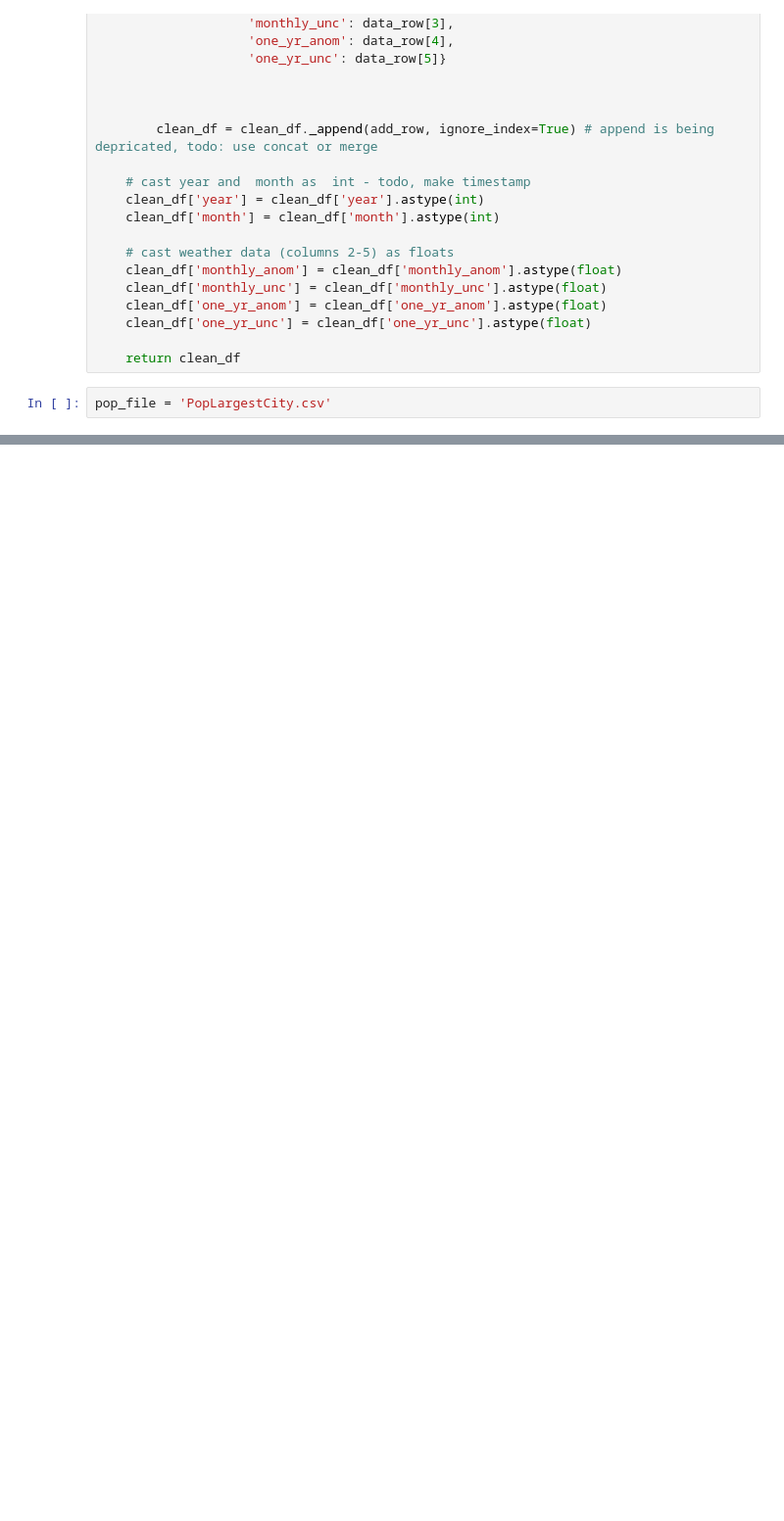
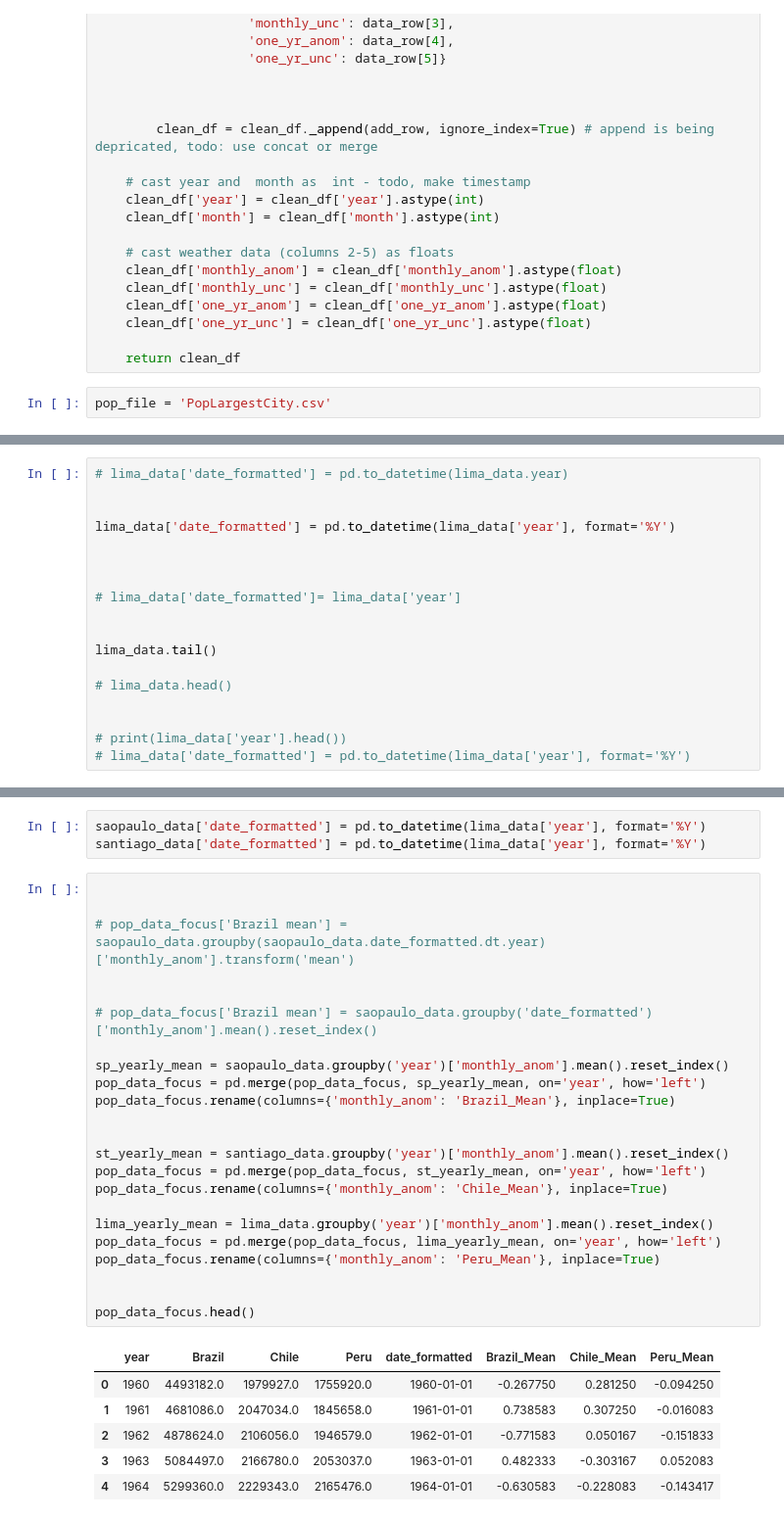
Before and after one commit to gowrath/Climate_EDA-SouthAmerica, a Jupyter notebook: TemperatureAndPopulation.ipynb, the cells around one changed output, grey strips where cells are left out. Shown at 98% size. Drawn from its saved outputs; the diff is of its cells as text; blank space fills up the shorter version.

```diff
--- a/TemperatureAndPopulation.ipynb
+++ b/TemperatureAndPopulation.ipynb
@@ -334,0 +171,18 @@ plt.show()
+# %%
+# lima_data['date_formatted'] = pd.to_datetime(lima_data.year)
+
+
+lima_data['date_formatted'] = pd.to_datetime(lima_data['year'], format='%Y')
+
+
+
+# lima_data['date_formatted']= lima_data['year']
+
+
+lima_data.tail()
+
+# lima_data.head()
+
+
+# print(lima_data['year'].head())
+# lima_data['date_formatted'] = pd.to_datetime(lima_data['year'], format='%Y')
@@ -334,0 +196,33 @@ plt.show()
+# %%
+saopaulo_data['date_formatted'] = pd.to_datetime(lima_data['year'], format='%Y')
+santiago_data['date_formatted'] = pd.to_datetime(lima_data['year'], format='%Y')
+# %%
+
+
+# pop_data_focus['Brazil mean'] = saopaulo_data.groupby(saopaulo_data.date_formatted.dt.year)['monthly_anom'].transform('mean')
+
+
+# pop_data_focus['Brazil mean'] = saopaulo_data.groupby('date_formatted')['monthly_anom'].mean().reset_index()
+
+sp_yearly_mean = saopaulo_data.groupby('year')['monthly_anom'].mean().reset_index()
+pop_data_focus = pd.merge(pop_data_focus, sp_yearly_mean, on='year', how='left')
+pop_data_focus.rename(columns={'monthly_anom': 'Brazil_Mean'}, inplace=True)
+
+
+st_yearly_mean = santiago_data.groupby('year')['monthly_anom'].mean().reset_index()
+pop_data_focus = pd.merge(pop_data_focus, st_yearly_mean, on='year', how='left')
+pop_data_focus.rename(columns={'monthly_anom': 'Chile_Mean'}, inplace=True)
+
+lima_yearly_mean = lima_data.groupby('year')['monthly_anom'].mean().reset_index()
+pop_data_focus = pd.merge(pop_data_focus, lima_yearly_mean, on='year', how='left')
+pop_data_focus.rename(columns={'monthly_anom': 'Peru_Mean'}, inplace=True)
+
+
+pop_data_focus.head()
+# %% [output]
+|  | year | Brazil | Chile | Peru | date_formatted | Brazil_Mean | Chile_Mean | Peru_Mean |
+| 0 | 1960 | 4493182.0 | 1979927.0 | 1755920.0 | 1960-01-01 | -0.267750 | 0.281250 | -0.094250 |
+| 1 | 1961 | 4681086.0 | 2047034.0 | 1845658.0 | 1961-01-01 | 0.738583 | 0.307250 | -0.016083 |
+| 2 | 1962 | 4878624.0 | 2106056.0 | 1946579.0 | 1962-01-01 | -0.771583 | 0.050167 | -0.151833 |
+| 3 | 1963 | 5084497.0 | 2166780.0 | 2053037.0 | 1963-01-01 | 0.482333 | -0.303167 | 0.052083 |
+| 4 | 1964 | 5299360.0 | 2229343.0 | 2165476.0 | 1964-01-01 | -0.630583 | -0.228083 | -0.143417 |
```
Also changed, not shown: parts of 25 cells of this notebook, 1 other file.
